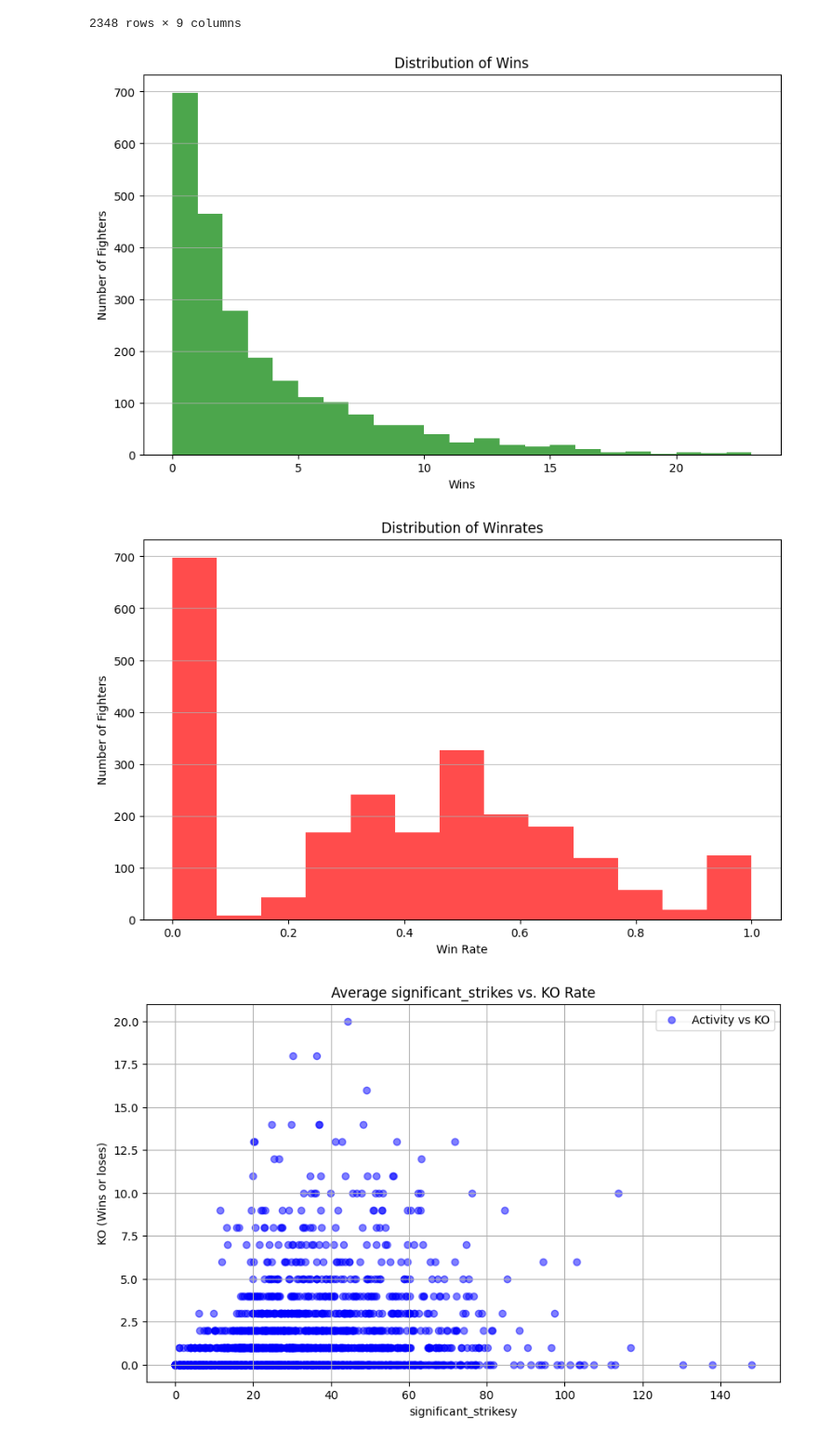
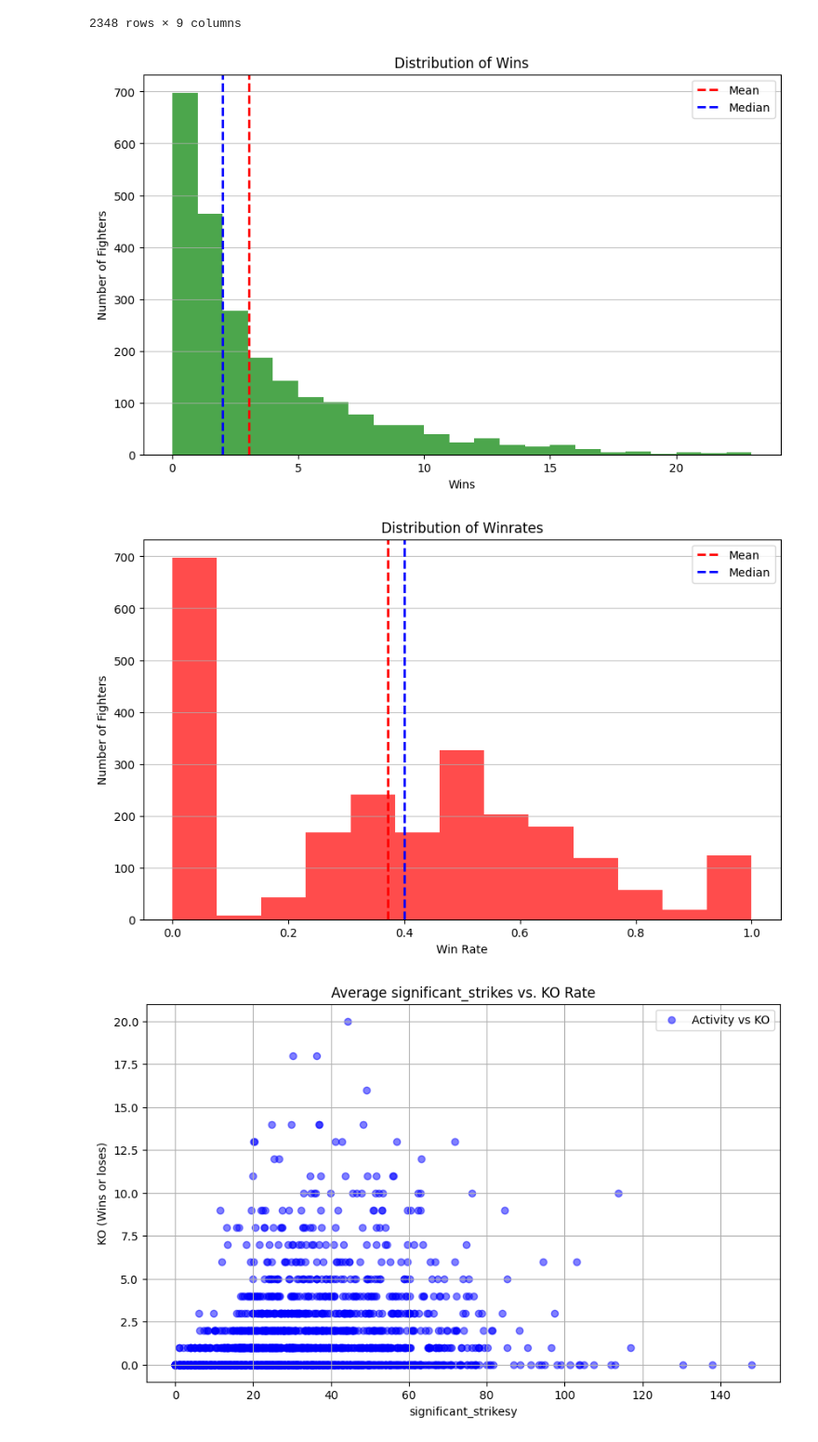
Before and after one commit to Vitaliypn/UFC_Econometrics_Research, a Jupyter notebook: graphs.ipynb, the cells around one changed output. Shown: that part at 93% size. Saved outputs shown, nothing was run; the diff lists cells and outputs as text; code cells hidden in the pictures.

```diff
--- a/graphs.ipynb
+++ b/graphs.ipynb
@@ -240,27 +240,40 @@ fighters_df
 | 2347 | Tony Ferguson | 57.27 | 0.32 | 0.73 | 15.0 | 7.0 | ... |
 2348 rows × 9 columns
 # %%
+mean_wins = fighters_df["Wins"].mean()
+median_wins = fighters_df["Wins"].median()
+
 plt.figure(figsize=(10, 6))
 plt.hist(fighters_df["Wins"], bins=int(fighters_df["Wins"].max()), color='green', alpha=0.7)
 plt.title('Distribution of Wins')
 plt.xlabel('Wins')
 plt.ylabel('Number of Fighters')
 plt.grid(axis='y', alpha=0.75)
+plt.axvline(mean_wins, color='red', linestyle='dashed',
+            linewidth=2, label='Mean')
+plt.axvline(median_wins, color='blue', linestyle='dashed',
+            linewidth=2, label='Median')
+plt.legend()
 
 plt.show()
 
-
+mean_wr = fighters_df["win_rate"].mean()
+median_wr = fighters_df["win_rate"].median()
 plt.figure(figsize=(10, 6))
 plt.hist(fighters_df["win_rate"], bins='auto', color='red', alpha=0.7)
 plt.title('Distribution of Winrates')
 plt.xlabel('Win Rate')
 plt.ylabel('Number of Fighters')
 plt.grid(axis='y', alpha=0.75)
-
+plt.axvline(mean_wr, color='red', linestyle='dashed',
+            linewidth=2, label='Mean')
+plt.axvline(median_wr, color='blue', linestyle='dashed',
+            linewidth=2, label='Median')
+plt.legend()
 plt.show()
 # %% [output]
-[figure, old version]
+[figure, new version]
-[figure, old version]
+[figure, new version]
 # %%
 plt.figure(figsize=(10, 6))
 plt.scatter(fighters_df["Average_significant_strikes"], fighters_df["Ko"], color='blue', alpha=0.5, label='Activity vs KO')
```
